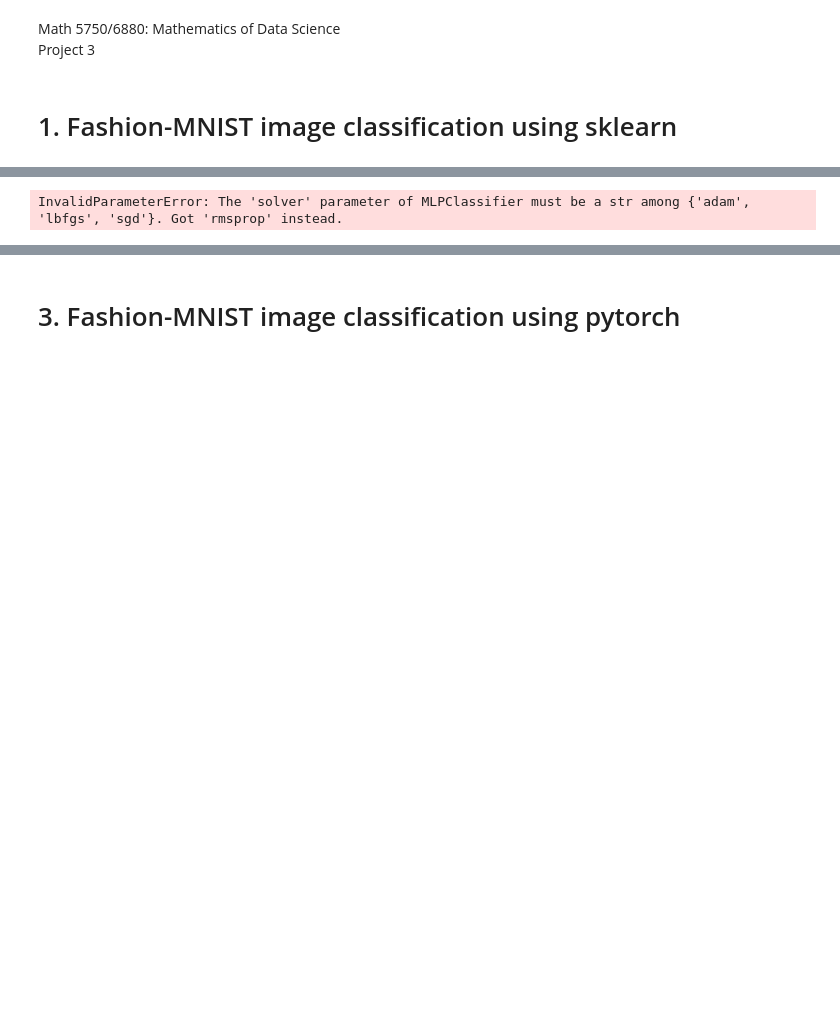
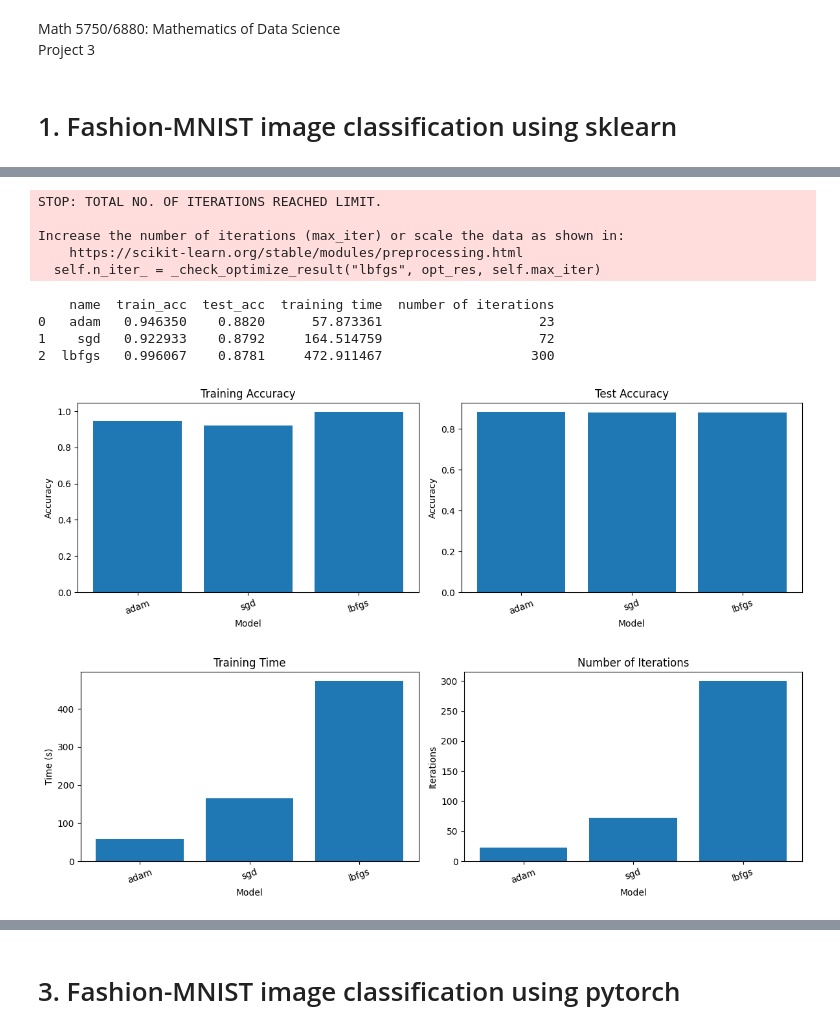
Before and after one commit to yiheng870106/Mathematics-of-Data-Science-Project-3-yiheng, a Jupyter notebook: project3.ipynb, the cells around one changed output, grey strips where cells are left out. Drawn from its saved outputs; the diff is of its cells as text; code cells hidden in the pictures; blank space fills up the shorter version.

```diff
--- a/project3.ipynb
+++ b/project3.ipynb
@@ -216,6 +211,8 @@ for (name,hidden_layers) in configs_hidden_layers:
     solver='adam',
     learning_rate_init=0.001,
     alpha=0.0001,
+    early_stopping=True,
+    n_iter_no_change=10,
     max_iter=300,
     random_state=1
   )
@@ -272,7 +269,7 @@ plt.tight_layout()
 plt.show()
 print('\n')
 
-plt.figure(figsize=(11, 7))
+plt.figure(figsize=(8, 9))
 for (name, loss_curve) in loss_curves.items():
     plt.plot(loss_curve, label=name)
 plt.title("Loss Curve Comparison")
@@ -317,6 +314,8 @@ for (name,activation) in configs_activations:
     solver='adam',
     learning_rate_init=0.001,
     alpha=0.0001,
+    early_stopping=True,
+    n_iter_no_change=10,
     max_iter=300,
     random_state=1
   )
@@ -373,7 +372,7 @@ plt.tight_layout()
 plt.show()
 print('\n')
 
-plt.figure(figsize=(11, 7))
+plt.figure(figsize=(8, 9))
 for (name, loss_curve) in loss_curves.items():
     plt.plot(loss_curve, label=name)
 plt.title("Loss Curve Comparison")
@@ -395,7 +394,7 @@ plt.show()
 configs_optimization = [
     ("adam", 'adam'),
     ("sgd", 'sgd'),
-    ("rmsprop", 'rmsprop'),
+    ("lbfgs", 'lbfgs'),
 ]
 results = []
 loss_curves = {}
@@ -407,6 +406,8 @@ for (name,solver) in configs_optimization:
     solver=solver,
     learning_rate_init=0.001,
     alpha=0.0001,
+    early_stopping=True,
+    n_iter_no_change=10,
     max_iter=300,
     random_state=1
   )
@@ -422,7 +423,8 @@ for (name,solver) in configs_optimization:
       "training time": end_time - start_time,
       "number of iterations": mlp.n_iter_
   })
-  loss_curves[name] = mlp.loss_curve_
+  if hasattr(mlp, "loss_curve_"):
+    loss_curves[name] = mlp.loss_curve_
 
 
 df_results = pd.DataFrame(results)
@@ -445,32 +447,42 @@ ax[1].tick_params(axis='x', rotation=20)
 plt.tight_layout()
 plt.show()
 
 fig, ax = plt.subplots(1, 2, figsize=(12, 4))
 x_labels = [result["name"] for result in results]
 ax[0].bar(x_labels, [result["training time"] for result in results])
 ax[0].set_title("Training Time")
 ax[0].set_xlabel("Model")
 ax[0].set_ylabel("Time (s)")
 ax[0].tick_params(axis='x', rotation=20)
 
 ax[1].bar(x_labels, [result["number of iterations"] for result in results])
 ax[1].set_title("Number of Iterations")
 ax[1].set_xlabel("Model")
 ax[1].set_ylabel("Iterations")
 ax[1].tick_params(axis='x', rotation=20)
 
 plt.tight_layout()
 plt.show()
 print('\n')
 
-plt.figure(figsize=(11, 7))
+plt.figure(figsize=(8, 9))
 for (name, loss_curve) in loss_curves.items():
     plt.plot(loss_curve, label=name)
 plt.title("Loss Curve Comparison")
 plt.xlabel("Epochs")
 plt.ylabel("Loss")
 plt.legend()
 plt.grid(True)
 plt.show()
 # %% [output]
-InvalidParameterError: The 'solver' parameter of MLPClassifier must be a str among {'adam', 'lbfgs', 'sgd'}. Got 'rmsprop' instead.
+STOP: TOTAL NO. OF ITERATIONS REACHED LIMIT.
+
+Increase the number of iterations (max_iter) or scale the data as shown in:
+    https://scikit-learn.org/stable/modules/preprocessing.html
+  self.n_iter_ = _check_optimize_result("lbfgs", opt_res, self.max_iter)
+    name  train_acc  test_acc  training time  number of iterations
+0   adam   0.946350    0.8820      57.873361                    23
+1    sgd   0.922933    0.8792     164.514759                    72
+2  lbfgs   0.996067    0.8781     472.911467                   300
+[figure, added]
+[figure, added]
```
Also changed, not shown: parts of 10 cells of this notebook.
